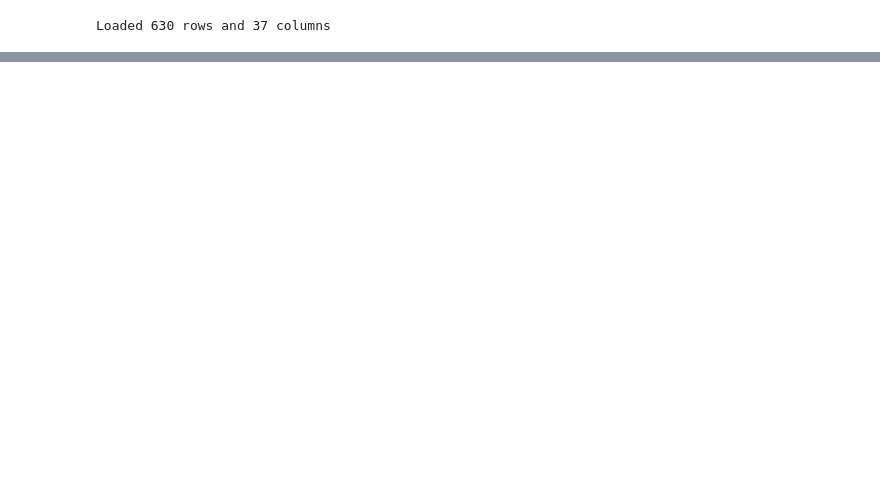
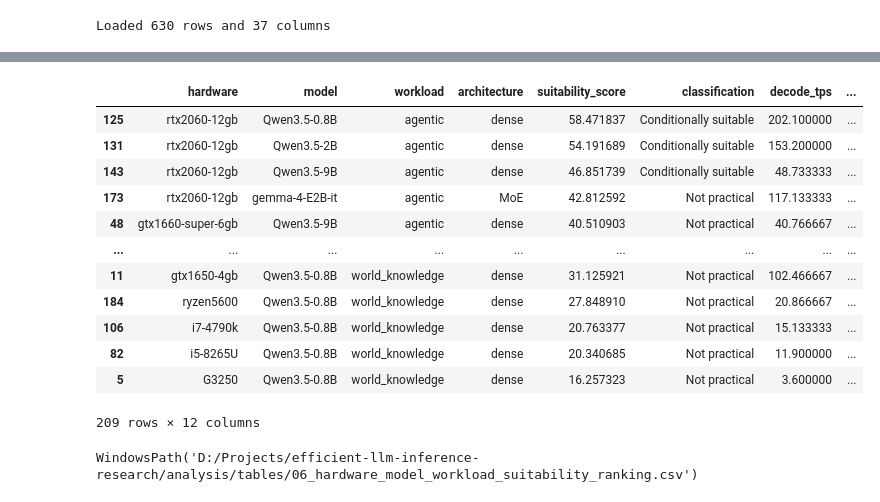
Before and after one commit to Dilusha-M/efficient-llm-inference-research, a Jupyter notebook: analysis/notebooks/06_suitability_framework.ipynb, the cells around one changed output, grey strips where cells are left out. Saved outputs shown, nothing was run; the diff lists cells and outputs as text; code cells hidden in the pictures; blank space fills up the shorter version.

```diff
--- a/analysis/notebooks/06_suitability_framework.ipynb
+++ b/analysis/notebooks/06_suitability_framework.ipynb
@@ -154,0 +38,9 @@ WindowsPath('D:/Projects/efficient-llm-inference-research/analysis/tables/06_wor
+# %%
+successful = data.loc[data['status'].eq('success')].copy()
+successful['memory_usage_mb'] = successful['vram_usage'].where(successful['backend'].eq('cuda'), successful['ram_usage'])
+configuration = successful.groupby(['hardware', 'model', 'workload'], as_index=False).agg(
+    prompt_eval_tps=('prompt_eval_tps', 'mean'), decode_tps=('decode_tps', 'mean'), time_to_first_token=('time_to_first_token', 'mean'),
+    overall_score=('overall_score', 'mean'), ram_usage=('ram_usage', 'mean'), vram_usage=('vram_usage', 'mean'), memory_usage_mb=('memory_usage_mb', 'mean'),
+    model_size_b=('model_size_b', 'first'), architecture=('architecture', 'first'), model_family=('model_family', 'first'), active_parameters_b=('active_parameters_b', 'first'),
+    executions=('experiment_id', 'size'))
+print(f'Aggregated {len(configuration):,} successful configurations')
@@ -154,0 +73,30 @@ WindowsPath('D:/Projects/efficient-llm-inference-research/analysis/tables/06_wor
+# %%
+SCORE_COLUMNS = {'prefill':'prefill_score', 'decode':'decode_score', 'ttft':'ttft_score', 'quality':'quality_score', 'memory':'memory_efficiency_score'}
+def workload_score(row):
+    weights = WORKLOAD_WEIGHTS.get(row['workload'], {})
+    available = {m: row[SCORE_COLUMNS[m]] for m in weights if pd.notna(row[SCORE_COLUMNS[m]])}
+    if not available: return float('nan')
+    total = sum(weights[m] for m in available)
+    return sum(available[m] * weights[m] for m in available) / total
+configuration['workload_suitability_score'] = configuration.apply(workload_score, axis=1)
+configuration['classification'] = 'Not practical'
+configuration.loc[configuration['workload_suitability_score'].ge(CONDITIONAL_THRESHOLD), 'classification'] = 'Conditionally suitable'
+configuration.loc[configuration['workload_suitability_score'].ge(SUITABLE_THRESHOLD), 'classification'] = 'Suitable'
+ranking = configuration.rename(columns={'workload_suitability_score':'suitability_score', 'time_to_first_token':'TTFT', 'vram_usage':'VRAM', 'ram_usage':'RAM'})[['hardware','model','workload','architecture','suitability_score','classification','decode_tps','prompt_eval_tps','TTFT','overall_score','VRAM','RAM']].sort_values(['workload','suitability_score'], ascending=[True,False])
+display(ranking)
+save_table(ranking, '06_hardware_model_workload_suitability_ranking.csv')
+# %% [output]
+|  | hardware | model | workload | architecture | suitability_score | classification | decode_tps | ... |
+| 125 | rtx2060-12gb | Qwen3.5-0.8B | agentic | dense | 58.471837 | Conditionally suitable | 202.100000 | ... |
+| 131 | rtx2060-12gb | Qwen3.5-2B | agentic | dense | 54.191689 | Conditionally suitable | 153.200000 | ... |
+| 143 | rtx2060-12gb | Qwen3.5-9B | agentic | dense | 46.851739 | Conditionally suitable | 48.733333 | ... |
+| 173 | rtx2060-12gb | gemma-4-E2B-it | agentic | MoE | 42.812592 | Not practical | 117.133333 | ... |
+| 48 | gtx1660-super-6gb | Qwen3.5-9B | agentic | dense | 40.510903 | Not practical | 40.766667 | ... |
+| ... | ... | ... | ... | ... | ... | ... | ... | ... |
+| 11 | gtx1650-4gb | Qwen3.5-0.8B | world_knowledge | dense | 31.125921 | Not practical | 102.466667 | ... |
+| 184 | ryzen5600 | Qwen3.5-0.8B | world_knowledge | dense | 27.848910 | Not practical | 20.866667 | ... |
+| 106 | i7-4790k | Qwen3.5-0.8B | world_knowledge | dense | 20.763377 | Not practical | 15.133333 | ... |
+| 82 | i5-8265U | Qwen3.5-0.8B | world_knowledge | dense | 20.340685 | Not practical | 11.900000 | ... |
+| 5 | G3250 | Qwen3.5-0.8B | world_knowledge | dense | 16.257323 | Not practical | 3.600000 | ... |
+209 rows × 12 columns
+WindowsPath('D:/Projects/efficient-llm-inference-research/analysis/tables/06_hardware_model_workload_suitability_ranking.csv')
```
Also changed, not shown: parts of 28 cells of this notebook, 5 other files.
